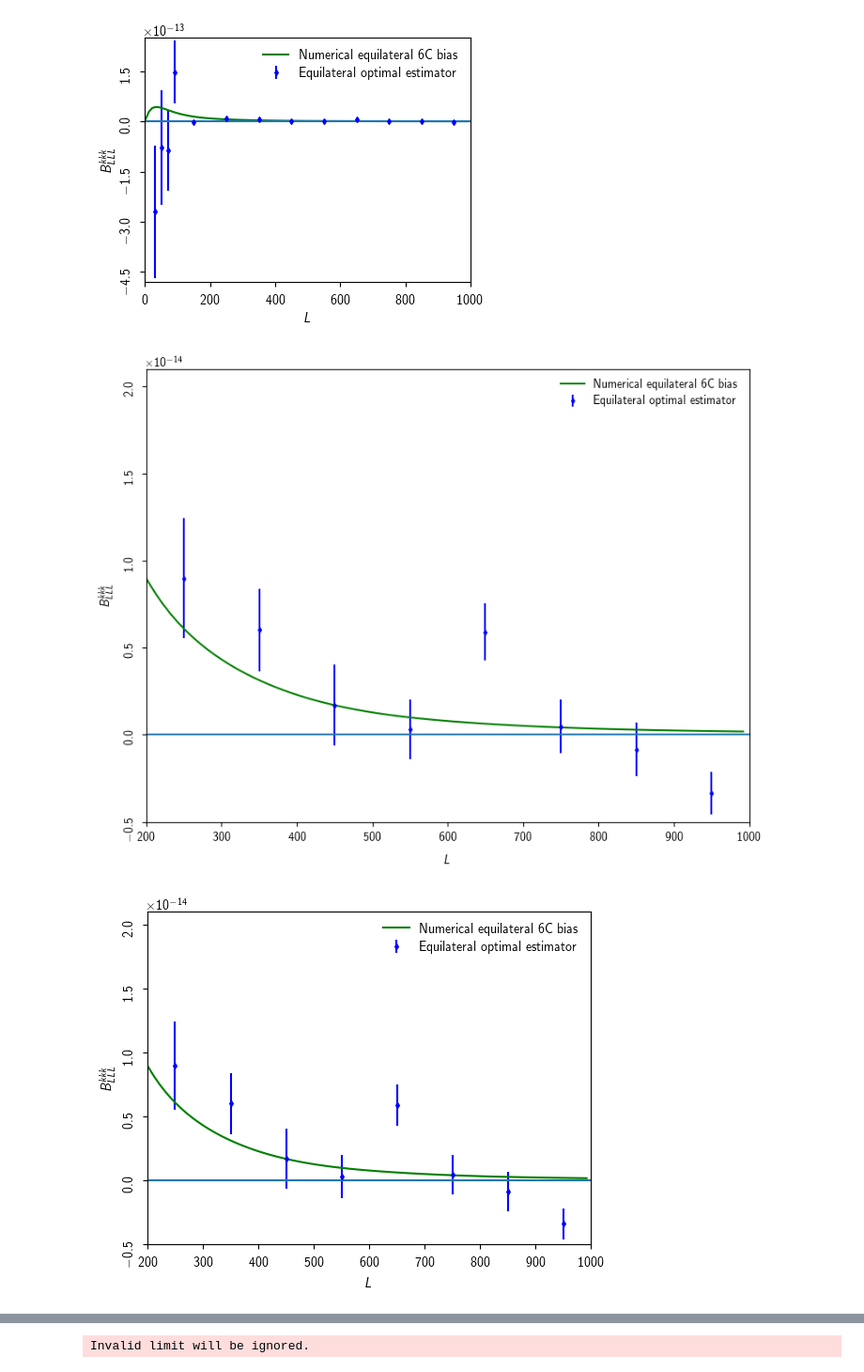
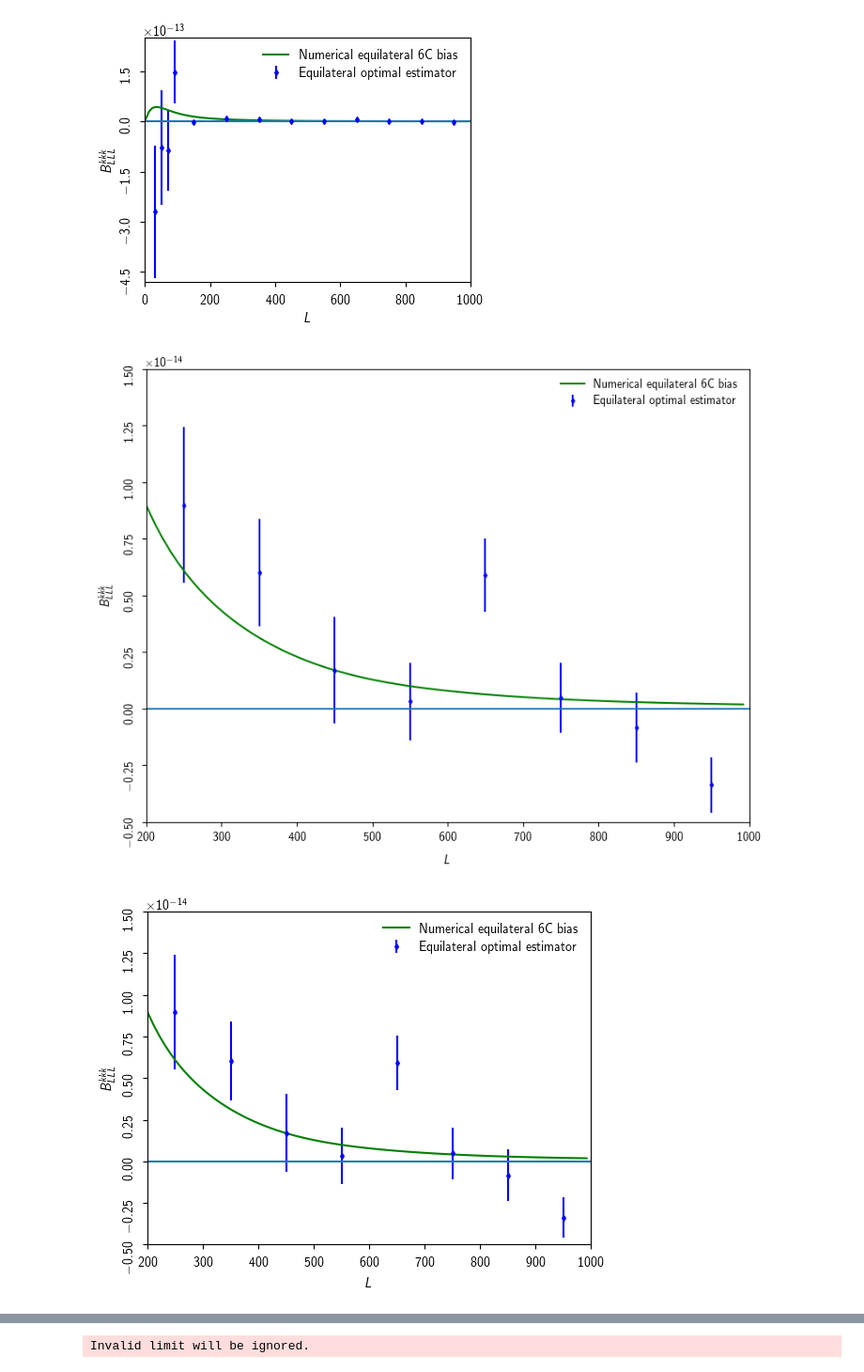
Before and after one commit to aleksandrbowkis/bispec_opt_est, a Jupyter notebook: Plots/paper_plots/equi_opt_est.ipynb, the cells around one changed output, grey strips where cells are left out. Shown: that part at 94% size. Saved outputs shown, nothing was run; the diff lists cells and outputs as text; code cells hidden in the pictures.

```diff
--- a/Plots/paper_plots/equi_opt_est.ipynb
+++ b/Plots/paper_plots/equi_opt_est.ipynb
@@ -148,33 +148,33 @@ for width in [18., 12., 8.8]:
     leg.get_frame().set_alpha(.8)
 
     # labels
     plt.xlabel(r"$L$"); plt.ylabel(r"$B_{LLL}^{kkk}$")
     ax.yaxis.labelpad = 10*width/17.; ax.xaxis.labelpad = 10*width/17. # distance of axis label to tick labels
 
     #Log?
     # plt.xscale('log')
     # plt.yscale('log')
 
     # reduce ticks for small figures
     if width < 10:
         ax.yaxis.set_major_locator(MaxNLocator(nbins=5))
 
     # grid
     #plt.grid(True, which="major", axis="both")
 
     # axes limits
-    plt.ylim(-0.5e-14, 2.1e-14)
+    plt.ylim(-0.5e-14, 1.5e-14)
     plt.xlim([200, 1000])
 
     # reduce white space around figure
     plt.subplots_adjust(left=0, right=1, top=1, bottom=0)
 
     # set vertical y axis ticklables
     for ticklabel in ax.yaxis.get_ticklabels():
         ticklabel.set_rotation("vertical")
 
     # save to pdf with right bounding box
     plt.savefig(f"./figures/equi_cmplx_100data_zoom_{int(width*10)}.pdf", bbox_inches='tight', pad_inches=0.02)
 # %% [output]
-[figure, old version]
+[figure, new version]
-[figure, old version]
+[figure, new version]
```
Also changed, not shown: parts of 1 cell of this notebook, 12 other files.
